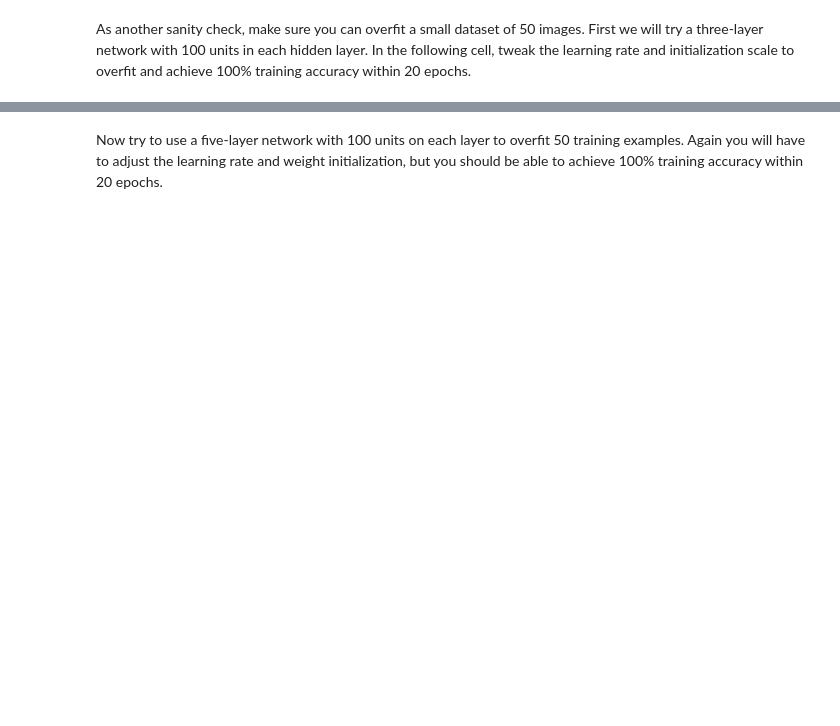
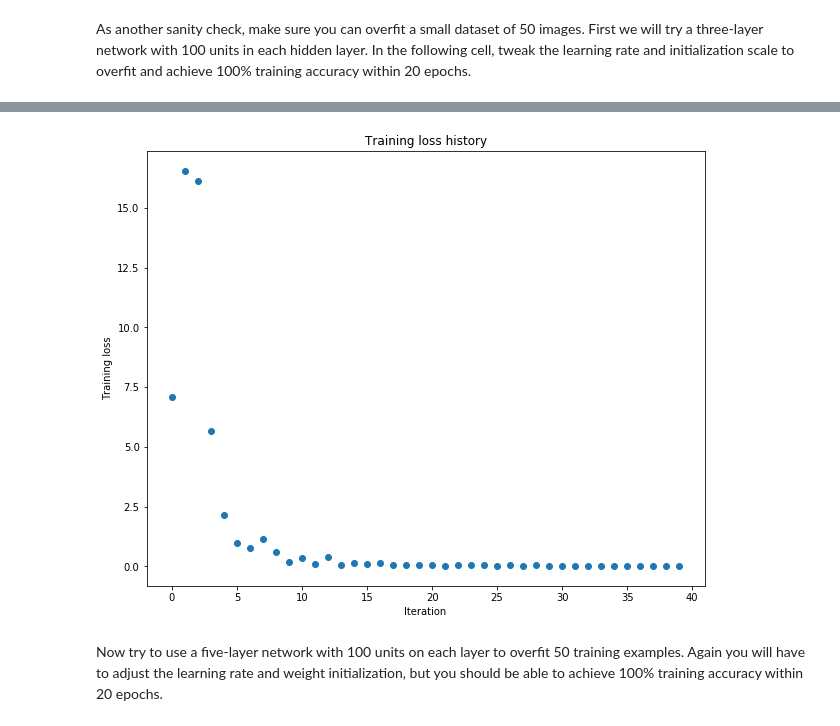
Before and after one commit to codeMonkey339/cs231n, a Jupyter notebook: assign2/spring1718_assignment2_v2/FullyConnectedNets.ipynb, the cells around one changed output, grey strips where cells are left out. Saved outputs shown, nothing was run; the diff lists cells and outputs as text; code cells hidden in the pictures; blank space fills up the shorter version.

```diff
--- a/assign2/spring1718_assignment2_v2/FullyConnectedNets.ipynb
+++ b/assign2/spring1718_assignment2_v2/FullyConnectedNets.ipynb
@@ -432,8 +449,8 @@ small_data = {
   'y_val': data['y_val'],
 }
 
-weight_scale = 1e-2
-learning_rate = 1e-4
+weight_scale = 3e-2
+learning_rate = 5e-3
 model = FullyConnectedNet([100, 100],
               weight_scale=weight_scale, dtype=np.float64)
 solver = Solver(model, small_data,
@@ -450,3 +467,4 @@ plt.title('Training loss history')
 plt.xlabel('Iteration')
 plt.ylabel('Training loss')
 plt.show()
+# %% [output]
@@ -453,3 +488,4 @@ plt.show()
+[figure, added]
 # %% [markdown]
 Now try to use a five-layer network with 100 units on each layer to overfit 50 training examples. Again you will have to adjust the learning rate and weight initialization, but you should be able to achieve 100% training accuracy within 20 epochs.
 # %%
```
Also changed, not shown: parts of 3 cells of this notebook, 1 other file.
